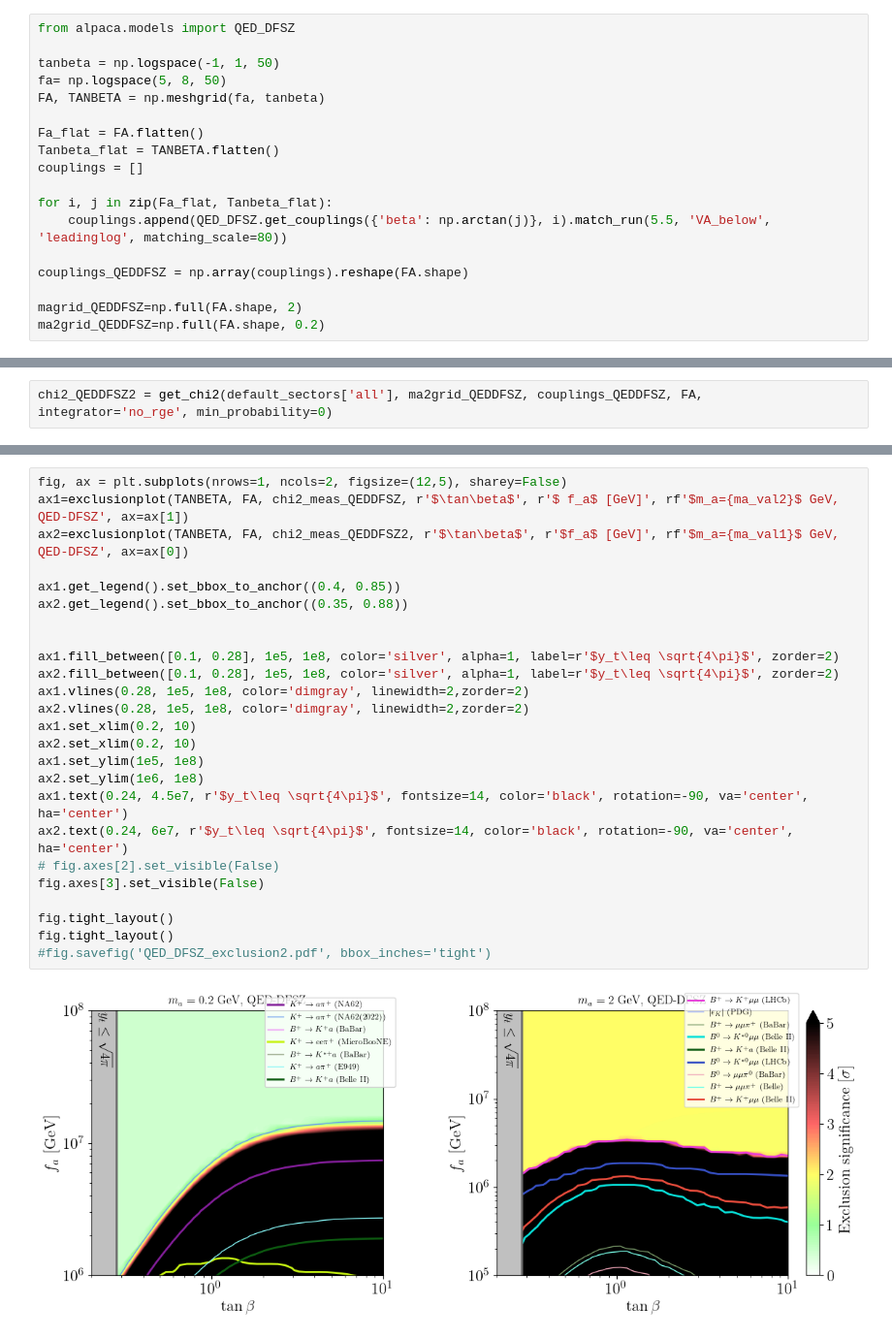
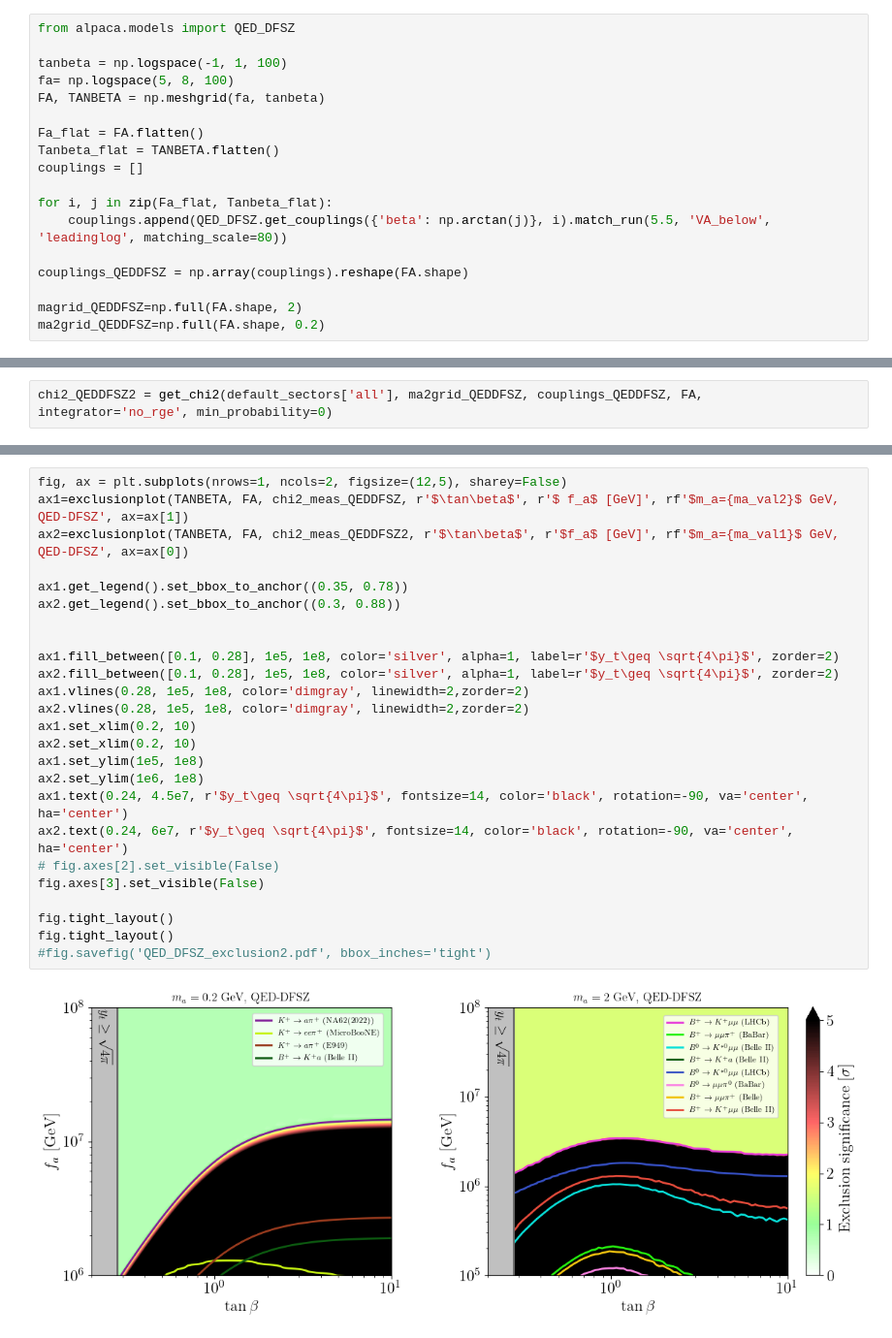
Before and after one commit to alp-aca/alp-aca, a Jupyter notebook: tutorials_v2/06_02_2and3_HDMs.ipynb, the cells around one changed output, grey strips where cells are left out. Shown at 97% size. Drawn from its saved outputs; the diff is of its cells as text.

```diff
--- a/tutorials_v2/06_02_2and3_HDMs.ipynb
+++ b/tutorials_v2/06_02_2and3_HDMs.ipynb
@@ -12,8 +12,8 @@ plt.rcParams.update({'font.size': 16, 'text.usetex': True, 'font.family': 'serif
 # %%
 from alpaca.models import QED_DFSZ
 
-tanbeta = np.logspace(-1, 1, 50)
-fa= np.logspace(5, 8, 50)
+tanbeta = np.logspace(-1, 1, 100)
+fa= np.logspace(5, 8, 100)
 FA, TANBETA = np.meshgrid(fa, tanbeta)
 
 Fa_flat = FA.flatten()
@@ -210,30 +234,30 @@ for c in chi2_meas_3HDM4:
 # %%
 fig, ax = plt.subplots(nrows=1, ncols=2, figsize=(12,5), sharey=False)
 ax1=exclusionplot(TANBETA, FA, chi2_meas_QEDDFSZ, r'$\tan\beta$', r'$ f_a$ [GeV]', rf'$m_a={ma_val2}$ GeV, QED-DFSZ', ax=ax[1])
 ax2=exclusionplot(TANBETA, FA, chi2_meas_QEDDFSZ2, r'$\tan\beta$', r'$f_a$ [GeV]', rf'$m_a={ma_val1}$ GeV, QED-DFSZ', ax=ax[0])
 
-ax1.get_legend().set_bbox_to_anchor((0.4, 0.85))
-ax2.get_legend().set_bbox_to_anchor((0.35, 0.88))
+ax1.get_legend().set_bbox_to_anchor((0.35, 0.78))
+ax2.get_legend().set_bbox_to_anchor((0.3, 0.88))
 
 
-ax1.fill_between([0.1, 0.28], 1e5, 1e8, color='silver', alpha=1, label=r'$y_t\leq \sqrt{4\pi}$', zorder=2)
-ax2.fill_between([0.1, 0.28], 1e5, 1e8, color='silver', alpha=1, label=r'$y_t\leq \sqrt{4\pi}$', zorder=2)
+ax1.fill_between([0.1, 0.28], 1e5, 1e8, color='silver', alpha=1, label=r'$y_t\geq \sqrt{4\pi}$', zorder=2)
+ax2.fill_between([0.1, 0.28], 1e5, 1e8, color='silver', alpha=1, label=r'$y_t\geq \sqrt{4\pi}$', zorder=2)
 ax1.vlines(0.28, 1e5, 1e8, color='dimgray', linewidth=2,zorder=2)
 ax2.vlines(0.28, 1e5, 1e8, color='dimgray', linewidth=2,zorder=2)
 ax1.set_xlim(0.2, 10)
 ax2.set_xlim(0.2, 10)
 ax1.set_ylim(1e5, 1e8)
 ax2.set_ylim(1e6, 1e8)
-ax1.text(0.24, 4.5e7, r'$y_t\leq \sqrt{4\pi}$', fontsize=14, color='black', rotation=-90, va='center', ha='center')
-ax2.text(0.24, 6e7, r'$y_t\leq \sqrt{4\pi}$', fontsize=14, color='black', rotation=-90, va='center', ha='center')
+ax1.text(0.24, 4.5e7, r'$y_t\geq \sqrt{4\pi}$', fontsize=14, color='black', rotation=-90, va='center', ha='center')
+ax2.text(0.24, 6e7, r'$y_t\geq \sqrt{4\pi}$', fontsize=14, color='black', rotation=-90, va='center', ha='center')
 # fig.axes[2].set_visible(False)
 fig.axes[3].set_visible(False)
 
 fig.tight_layout()
 fig.tight_layout()
 #fig.savefig('QED_DFSZ_exclusion2.pdf', bbox_inches='tight')
 # %% [output]
-[figure, old version]
+[figure, new version]
 # %%
 fig, ax = plt.subplots(nrows=2, ncols=2, figsize=(15, 10), sharex=True, sharey=True)
 
```
Also changed, not shown: parts of 3 cells of this notebook, 1 other file.
